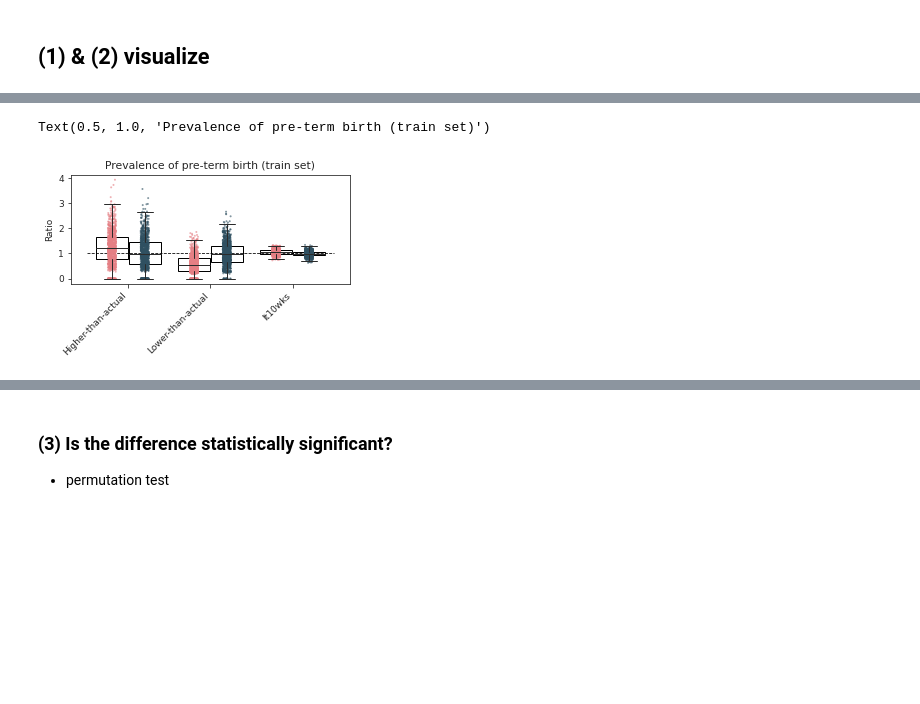
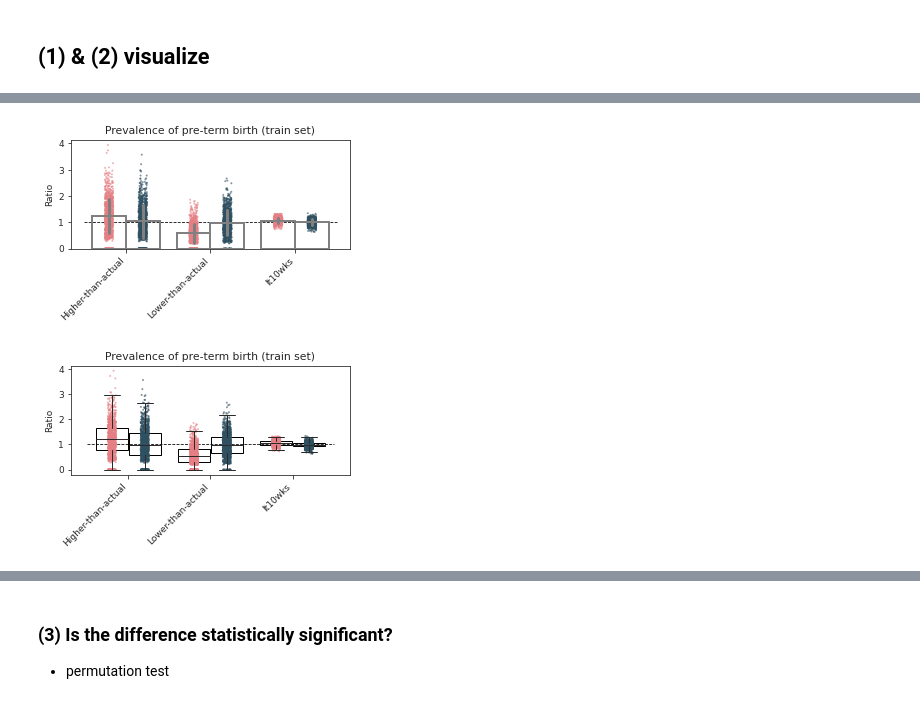
Before and after one commit to nealgravindra/wearables, a Jupyter notebook: notebooks/eval_error_analysis.ipynb, the cells around one changed output, grey strips where cells are left out. Drawn from its saved outputs; the diff is of its cells as text; code cells hidden in the pictures; blank space fills up the shorter version.

```diff
--- a/notebooks/eval_error_analysis.ipynb
+++ b/notebooks/eval_error_analysis.ipynb
@@ -1023,0 +1037,2 @@ Text(0.5, 1.0, 'Prevalence of pre-term birth (train set)')
+# %%
+savefigs = True
@@ -1024,3 +1049,22 @@ Text(0.5, 1.0, 'Prevalence of pre-term birth (train set)')
+# %%
+fig, ax = plt.subplots(1, 1, figsize=(5, 2))
+sns.stripplot(x='Error group', y='Ratio',
+              hue='dist', data=dt,
+              palette=dist_cmap, ax=ax, linewidth=0,
+              dodge=True, zorder=1, s=2,
+              alpha=0.6, rasterized=True)
+sns.barplot(x='Error group', y='Ratio', hue='dist', data=dt, palette=dist_cmap,
+            ax=ax, zorder=2, facecolor='none', edgecolor='gray', linewidth=2, ci='sd', errwidth=3, errcolor='gray')
+#             boxprops={'facecolor':'none','edgecolor':'k'})
+ax.plot([*ax.get_xlim()], [1.0, 1.0], 'k--', linewidth=0.8, zorder=0)
+ax.legend().set_visible(False)
+ax.set_xlabel('')
+ax.set_xticklabels(ax.get_xticklabels(), rotation=45, ha='right')
+ax.set_title('Prevalence of pre-term birth (train set)')
+if savefigs:
+    fig.savefig(os.path.join(pfp, 'boxplot_ratioVerrgrp_permtest_train.pdf'), bbox_inches='tight', dpi=600)
+# %% [output]
+[figure, added]
 # %%
 fig, ax = plt.subplots(1, 1, figsize=(5, 2))
 sns.stripplot(x='Error group', y='Ratio',
@@ -1035,6 +1079,7 @@ ax.legend().set_visible(False)
 ax.set_xlabel('')
 ax.set_xticklabels(ax.get_xticklabels(), rotation=45, ha='right')
 ax.set_title('Prevalence of pre-term birth (train set)')
+if savefigs:
+    fig.savefig(os.path.join(pfp, 'boxplot_ratioVerrgrp_permtest_train.pdf'), bbox_inches='tight', dpi=600)
 # %% [output]
-Text(0.5, 1.0, 'Prevalence of pre-term birth (train set)')
 [figure]
```
Also changed, not shown: parts of 25 cells of this notebook.
